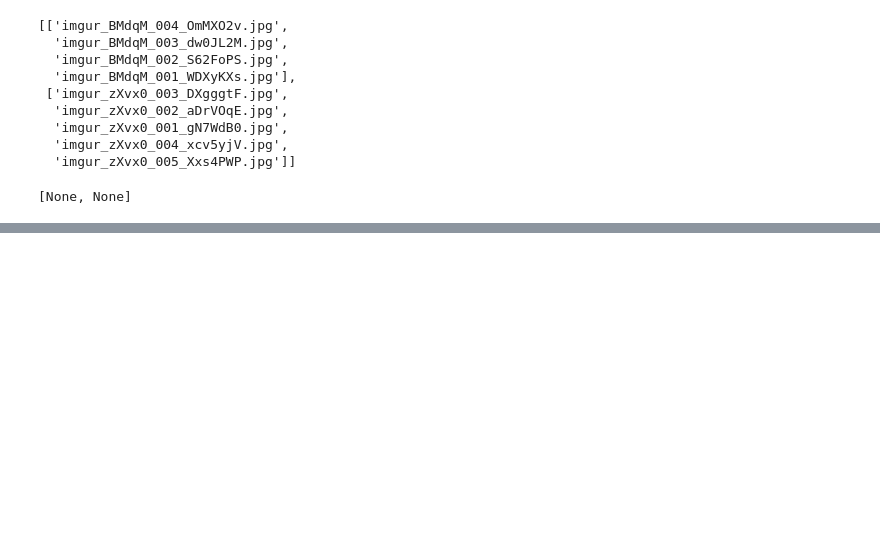
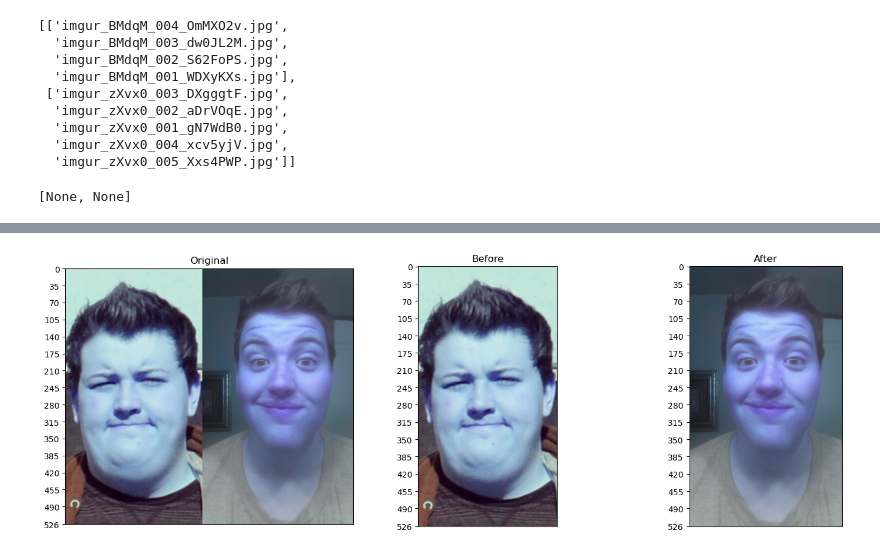
Before and after one commit to ijdouglas/generative-ai, a Jupyter notebook: scripts/preproc/process_images.ipynb, the cells around one changed output, grey strips where cells are left out. Drawn from its saved outputs; the diff is of its cells as text; code cells hidden in the pictures; blank space fills up the shorter version.

```diff
--- a/scripts/preproc/process_images.ipynb
+++ b/scripts/preproc/process_images.ipynb
@@ -130,0 +164,5 @@ Length: 100, dtype: object
+# %%
+# Test on images where there is a frame
+find_best_line_and_split(file_path = 'data/image_extraction/progresspics/url/1i2s37.jpg', save=False)
+# %% [output]
+[figure, added]
```
Also changed, not shown: parts of 21 cells of this notebook, 1 other file.
